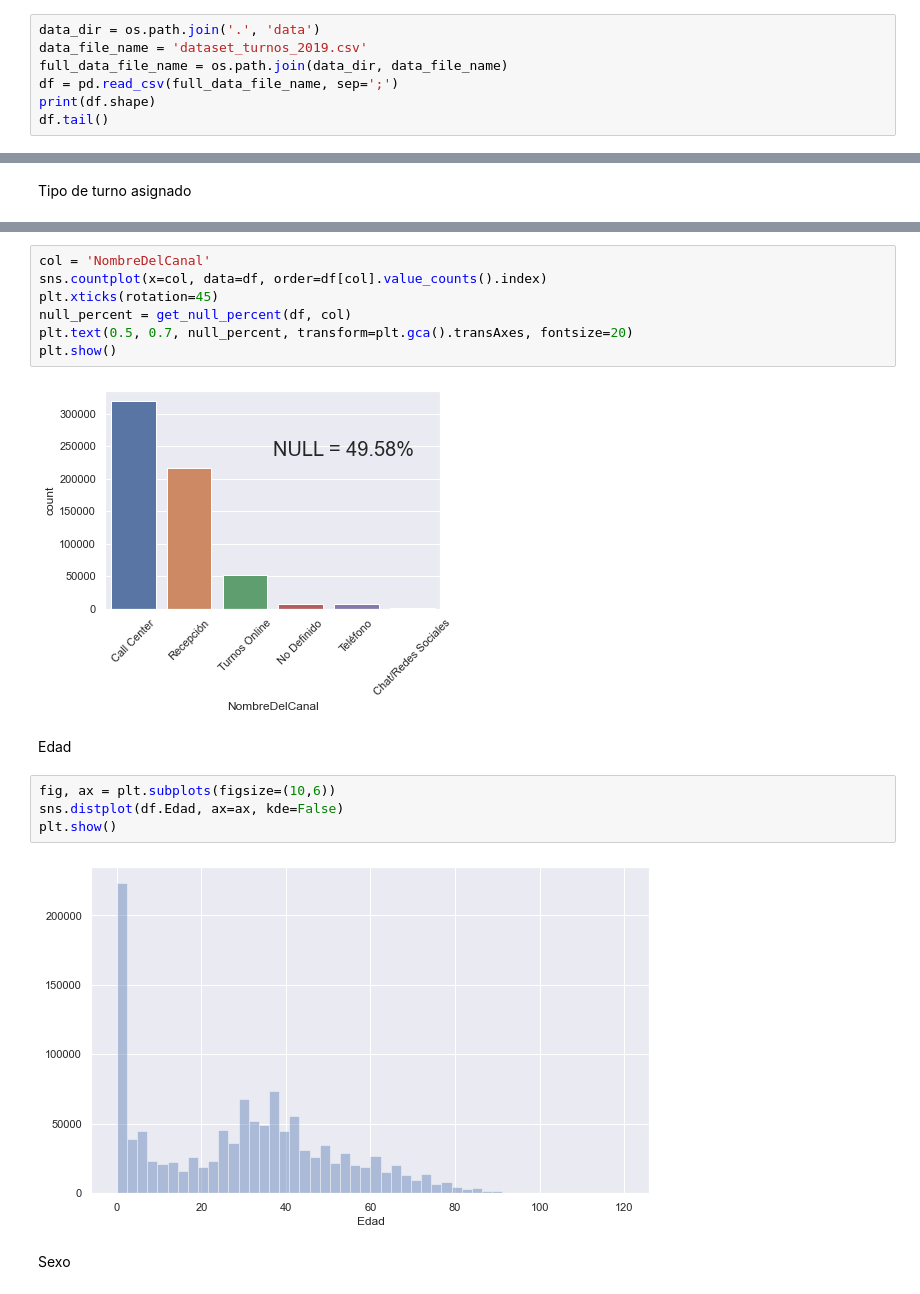
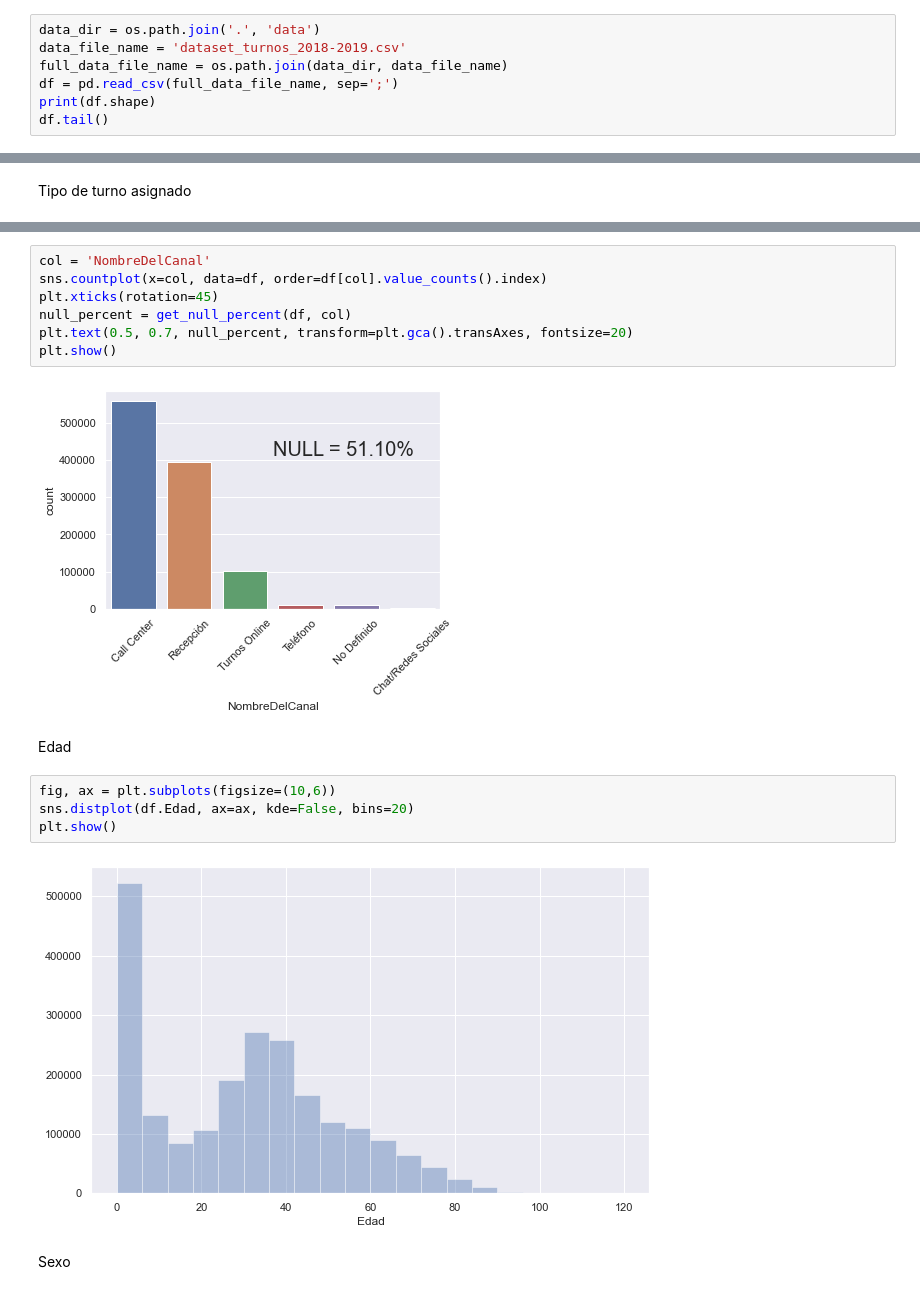
Before and after one commit to nahuelalmeira/ausentismo, a Jupyter notebook: PrimeraAproximacion.ipynb, the cells around one changed output, grey strips where cells are left out. Cells and saved outputs as stored; diff of their text form.

```diff
--- a/PrimeraAproximacion.ipynb
+++ b/PrimeraAproximacion.ipynb
@@ -64,7 +64,7 @@ def get_null_percent(df, column):
 Leemos el dataset
 # %%
 data_dir = os.path.join('.', 'data')
-data_file_name = 'dataset_turnos_2019.csv'
+data_file_name = 'dataset_turnos_2018-2019.csv'
 full_data_file_name = os.path.join(data_dir, data_file_name)
 df = pd.read_csv(full_data_file_name, sep=';')
 print(df.shape)
@@ -195,15 +195,15 @@ null_percent = get_null_percent(df, col)
 plt.text(0.5, 0.7, null_percent, transform=plt.gca().transAxes, fontsize=20)
 plt.show()
 # %% [output]
-[figure, old version]
+[figure, new version]
 # %% [markdown]
 Edad
 # %%
 fig, ax = plt.subplots(figsize=(10,6))
-sns.distplot(df.Edad, ax=ax, kde=False)
+sns.distplot(df.Edad, ax=ax, kde=False, bins=20)
 plt.show()
 # %% [output]
-[figure, old version]
+[figure, new version]
 # %% [markdown]
 Sexo
 # %%
```
Also changed, not shown: parts of 9 cells of this notebook, 1 other file.
